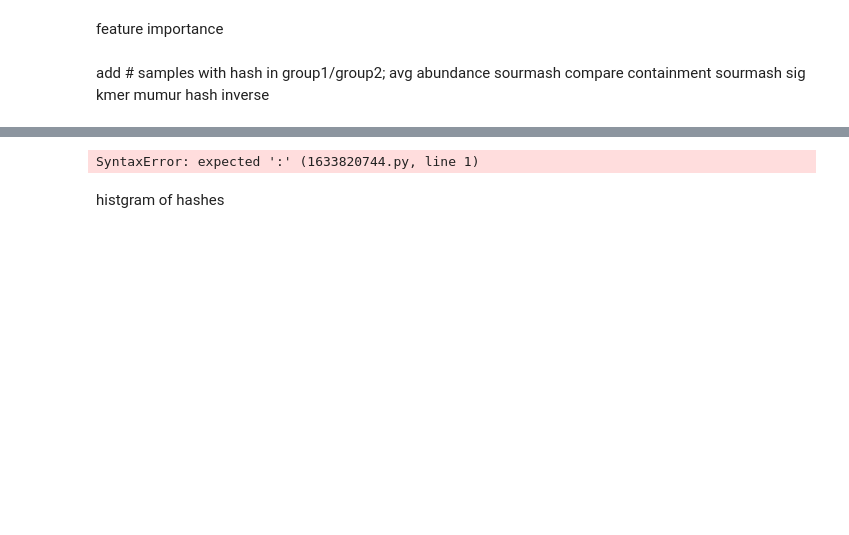
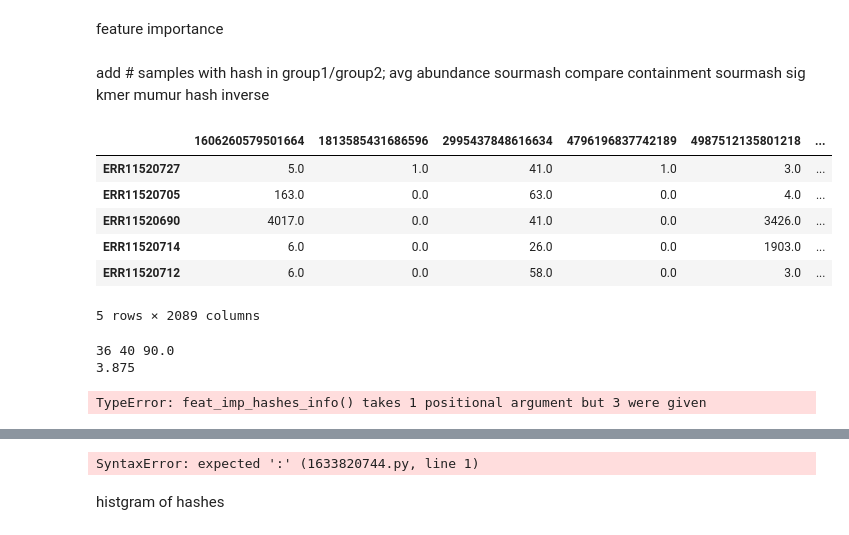
Before and after one commit to ccbaumler/2023-dietary-plants, a Jupyter notebook: Scripts/sig2mat.ipynb, the cells around one changed output, grey strips where cells are left out. Drawn from its saved outputs; the diff is of its cells as text; code cells hidden in the pictures; blank space fills up the shorter version.

```diff
--- a/Scripts/sig2mat.ipynb
+++ b/Scripts/sig2mat.ipynb
@@ -117,3 +132,22 @@ add # samples with hash in group1/group2; avg abundance
 sourmash compare containment
 sourmash sig kmer
 mumur hash inverse
+# %%
+group1_df.head()
+# %% [output]
+|  | 1606260579501664 | 1813585431686596 | 2995437848616634 | 4796196837742189 | 4987512135801218 | ... |
+| ERR11520727 | 5.0 | 1.0 | 41.0 | 1.0 | 3.0 | ... |
+| ERR11520705 | 163.0 | 0.0 | 63.0 | 0.0 | 4.0 | ... |
+| ERR11520690 | 4017.0 | 0.0 | 41.0 | 0.0 | 3426.0 | ... |
+| ERR11520714 | 6.0 | 0.0 | 26.0 | 0.0 | 1903.0 | ... |
+| ERR11520712 | 6.0 | 0.0 | 58.0 | 0.0 | 3.0 | ... |
+5 rows × 2089 columns
+# %%
+non_zero_count = group1_df[67236570887032679].astype(bool).sum()
+total_rows = len(group1_df)
+percentage_non_zero = (non_zero_count / total_rows) * 100
+print(non_zero_count,total_rows,percentage_non_zero)
+print(group1_df[67236570887032679].mean())
+# %% [output]
+36 40 90.0
+3.875
@@ -119,0 +180,4 @@ mumur hash inverse
+# %%
+feat_imp_hashes_info(67236570887032679, group1_df,group2_df)
+# %% [output]
+TypeError: feat_imp_hashes_info() takes 1 positional argument but 3 were given
```
Also changed, not shown: parts of 6 cells of this notebook, 1 other file.
